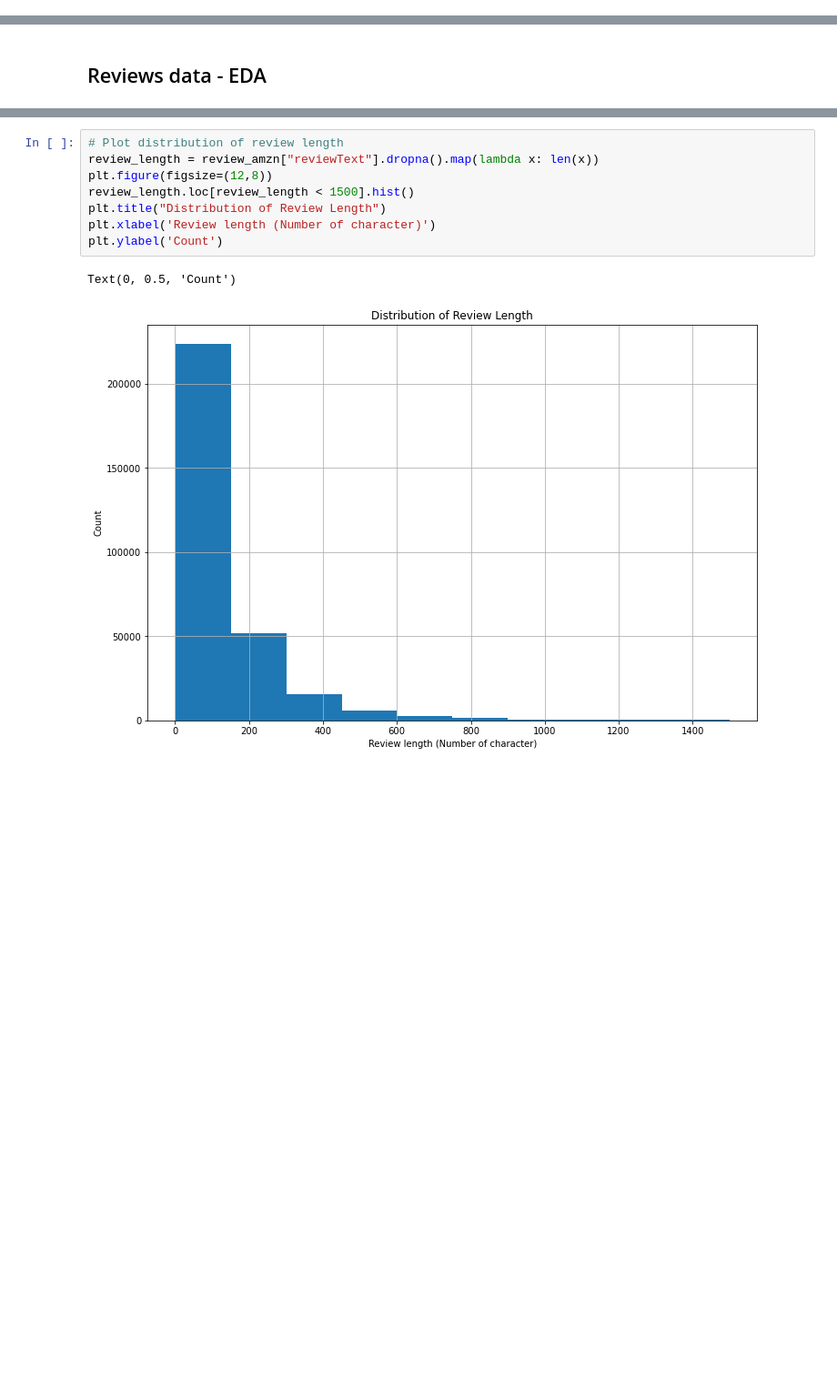
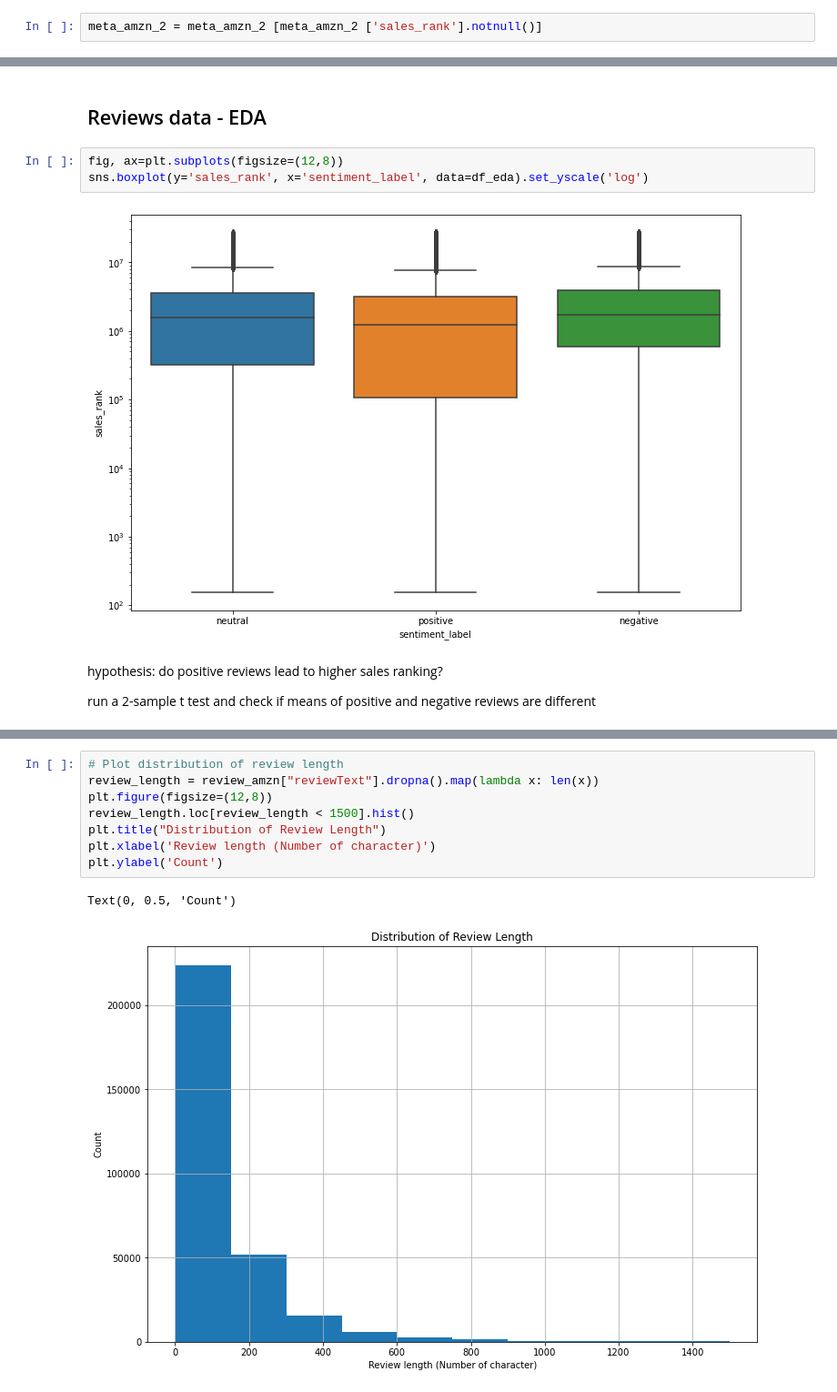
Before and after one commit to tashakim/DS4A_collab, a Jupyter notebook: amazon_reviews.ipynb, the cells around one changed output, grey strips where cells are left out. Shown at 91% size. Drawn from its saved outputs; the diff is of its cells as text; blank space fills up the shorter version.

```diff
--- a/amazon_reviews.ipynb
+++ b/amazon_reviews.ipynb
@@ -240,0 +305,2 @@ str
+# %%
+meta_amzn_2 = meta_amzn_2 [meta_amzn_2 ['sales_rank'].notnull()]
@@ -241,2 +371,11 @@ str
 # %% [markdown]
 ## Reviews data - EDA
+# %%
+fig, ax=plt.subplots(figsize=(12,8))
+sns.boxplot(y='sales_rank', x='sentiment_label', data=df_eda).set_yscale('log')
+# %% [output]
+[figure, added]
+# %% [markdown]
+hypothesis: do positive reviews lead to higher sales ranking?
+
+run a 2-sample t test and check if means of positive and negative reviews are different
```
Also changed, not shown: parts of 76 cells of this notebook.
